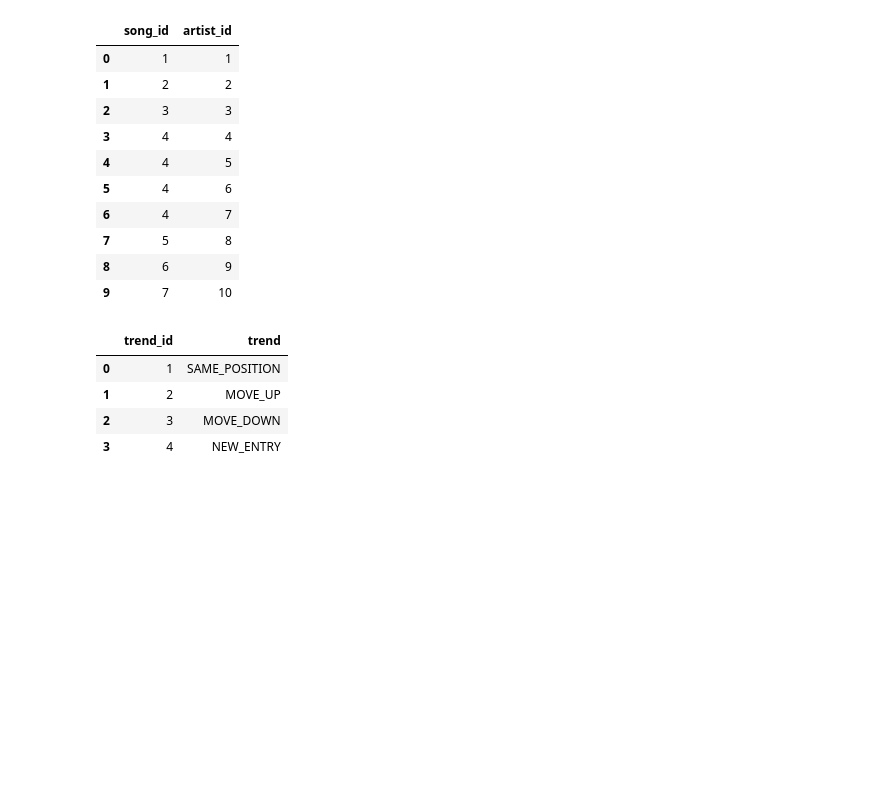
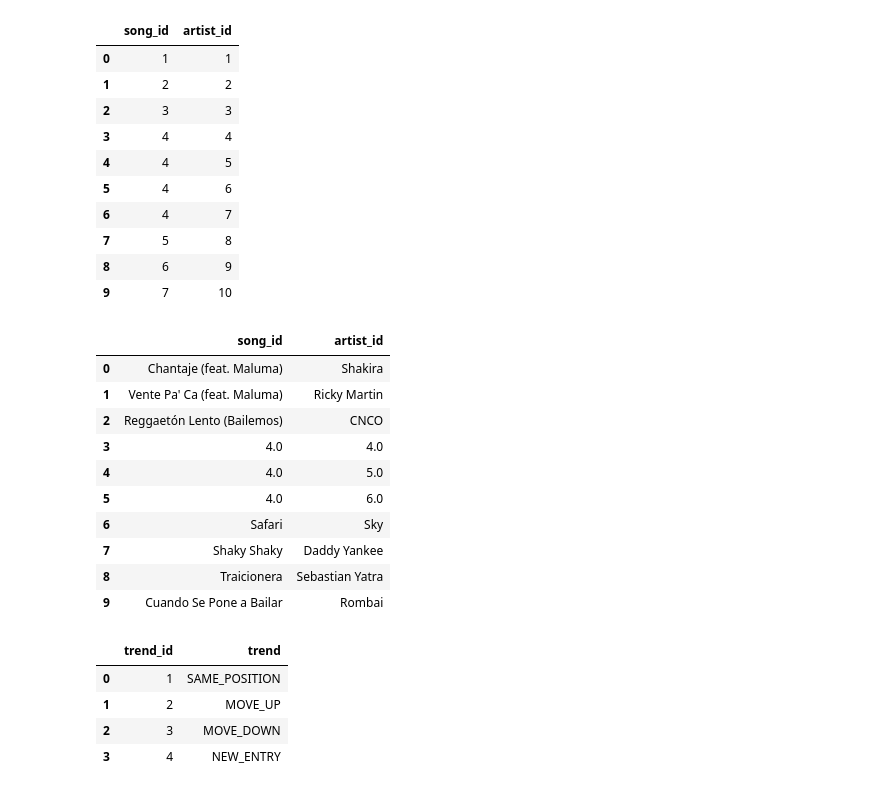
Before and after one commit to JakubBurczyk/AD_SpotifyAnalyzer, a Jupyter notebook: scripts/createDatabase.ipynb, the cells around one changed output. Cells and saved outputs as stored; diff of their text form; code cells hidden in the pictures; blank space fills up the shorter version.

Commit message:
replacing lambda with dict

```diff
--- a/scripts/createDatabase.ipynb
+++ b/scripts/createDatabase.ipynb
@@ -99,6 +99,7 @@ data = data.head(10000)
 
 df_artist = pd.DataFrame(data['artist'].unique(), columns=['name'])
 df_artist = df_artist.assign(name=df_artist['name'].str.split(', ')).explode('name')
+df_artist = pd.DataFrame(df_artist['name'].unique(), columns=['name'])
 df_artist.reset_index(drop = True, inplace=True)
 df_artist.insert(0, 'artist_id', range(1, 1 + len(df_artist)))
 
@@ -140,8 +141,13 @@ df_songArtist = data[['title', 'artist']].drop_duplicates().reset_index().drop(c
 df_songArtist.rename(columns = {'title': 'song_id', 'artist': 'artist_id'}, inplace = True)
 df_songArtist = df_songArtist.assign(artist_id=df_songArtist['artist_id'].str.split(', ')).explode('artist_id')
 df_songArtist.reset_index(drop = True, inplace=True)
-df_songArtist['song_id'] = df_songArtist['song_id'].map(lambda x:  df_song[df_song['title'] == x].song_id.values.astype(int)[0])
-df_songArtist['artist_id'] = df_songArtist['artist_id'].map(lambda x:  df_artist[df_artist['name'] == x].artist_id.values.astype(int)[0])
+
+#df_songArtist['song_id'] = df_songArtist['song_id'].map(lambda x:  df_song[df_song['title'] == x].song_id.values.astype(int)[0])
+#df_songArtist['artist_id'] = df_songArtist['artist_id'].map(lambda x:  df_artist[df_artist['name'] == x].artist_id.values.astype(int)[0])
+
+artistDict = df_artist.set_index('name').T.to_dict('records')[0]
+songDict = df_song.set_index('title').T.to_dict('records')[0]
+df_songArtist.replace({"song_id": songDict, "artist_id": artistDict}, inplace=True)
 
 df_songArtist.head(10)
 # %% [output]
@@ -156,6 +162,33 @@ df_songArtist.head(10)
 | 7 | 5 | 8 |
 | 8 | 6 | 9 |
 | 9 | 7 | 10 |
+# %%
+# Version for Song Artist using indexing
+df_songArtist = data[['title', 'artist']].drop_duplicates().reset_index().drop(columns = ['index'])
+df_songArtist.rename(columns = {'title': 'song_id', 'artist': 'artist_id'}, inplace = True)
+df_songArtist = df_songArtist.assign(artist_id=df_songArtist['artist_id'].str.split(', ')).explode('artist_id')
+df_songArtist.reset_index(drop = True, inplace=True)
+
+artistDict = df_artist.set_index('name').T.to_dict('records')[0]
+songDict = df_song.set_index('title').T.to_dict('records')[0]
+
+df_songArtist_cp = df_songArtist.loc[3:5].copy()
+df_songArtist_cp.replace({"song_id": songDict, "artist_id": artistDict}, inplace=True)
+df_songArtist.update(df_songArtist_cp)
+
+df_songArtist.head(10)
+# %% [output]
+|  | song_id | artist_id |
+| 0 | Chantaje (feat. Maluma) | Shakira |
+| 1 | Vente Pa' Ca (feat. Maluma) | Ricky Martin |
+| 2 | Reggaetón Lento (Bailemos) | CNCO |
+| 3 | 4.0 | 4.0 |
+| 4 | 4.0 | 5.0 |
+| 5 | 4.0 | 6.0 |
+| 6 | Safari | Sky |
+| 7 | Shaky Shaky | Daddy Yankee |
+| 8 | Traicionera | Sebastian Yatra |
+| 9 | Cuando Se Pone a Bailar | Rombai |
 # %%
 # Trend
 
```
Also changed, not shown: parts of 5 cells of this notebook.
